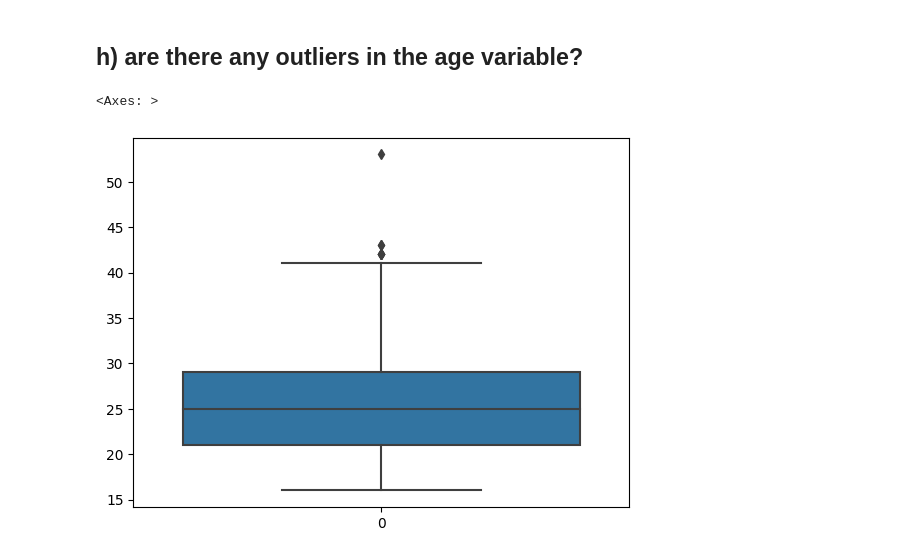
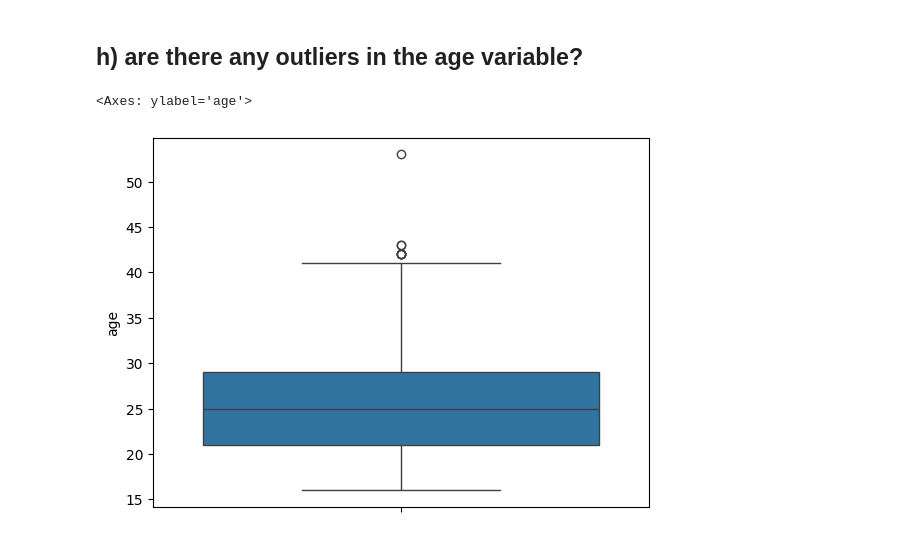
Before and after one commit to blackmonk69/PORTFOLIO-GITHUB-DATA-ANALYTICS, a Jupyter notebook: 1 DATA CLEANING AND TRANSFORMATION/Project 1 Data Cleaning.ipynb, the cells around one changed output. Saved outputs shown, nothing was run; the diff lists cells and outputs as text; code cells hidden in the pictures.

```diff
--- a/1 DATA CLEANING AND TRANSFORMATION/Project 1 Data Cleaning.ipynb
+++ b/1 DATA CLEANING AND TRANSFORMATION/Project 1 Data Cleaning.ipynb
@@ -145,6 +168,6 @@ dtype: object
 # %% [markdown]
 ## d) We can work some magic on the joined column to have day, month and year in their own columns
 # %%
-df['joined_converted'] = pd.to_datetime(df['joined'], infer_datetime_format=True)
+df['joined_converted'] = pd.to_datetime(df['joined'], format='mixed')
 # %%
 df.head(1)
@@ -254,7 +274,6 @@ Name: age, dtype: float64
 # %%
 import seaborn as sns
 sns.boxplot(df['age'])
-df.astypejupyter notebook
 # %% [output]
-<Axes: >
+<Axes: ylabel='age'>
-[figure, old version]
+[figure, new version]
```
Also changed, not shown: parts of 8 cells of this notebook.
